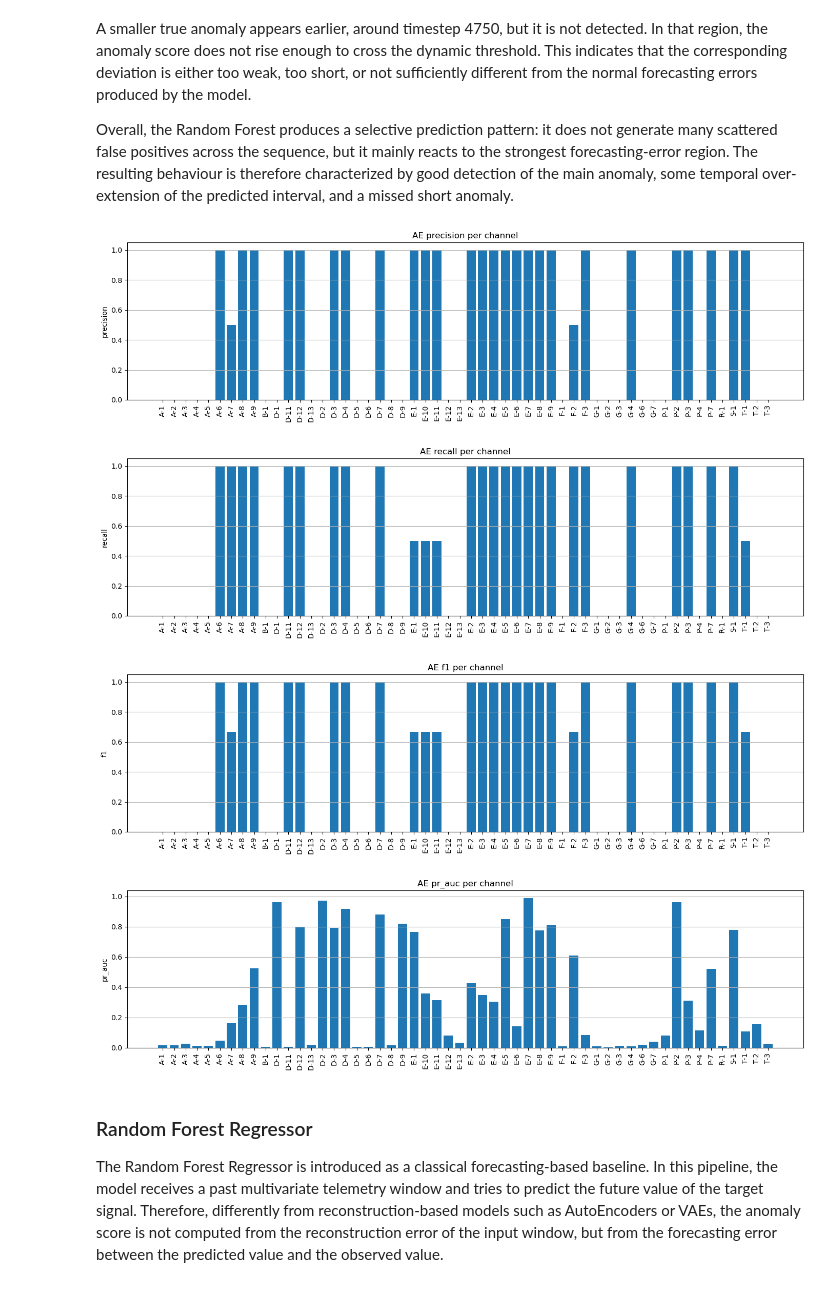
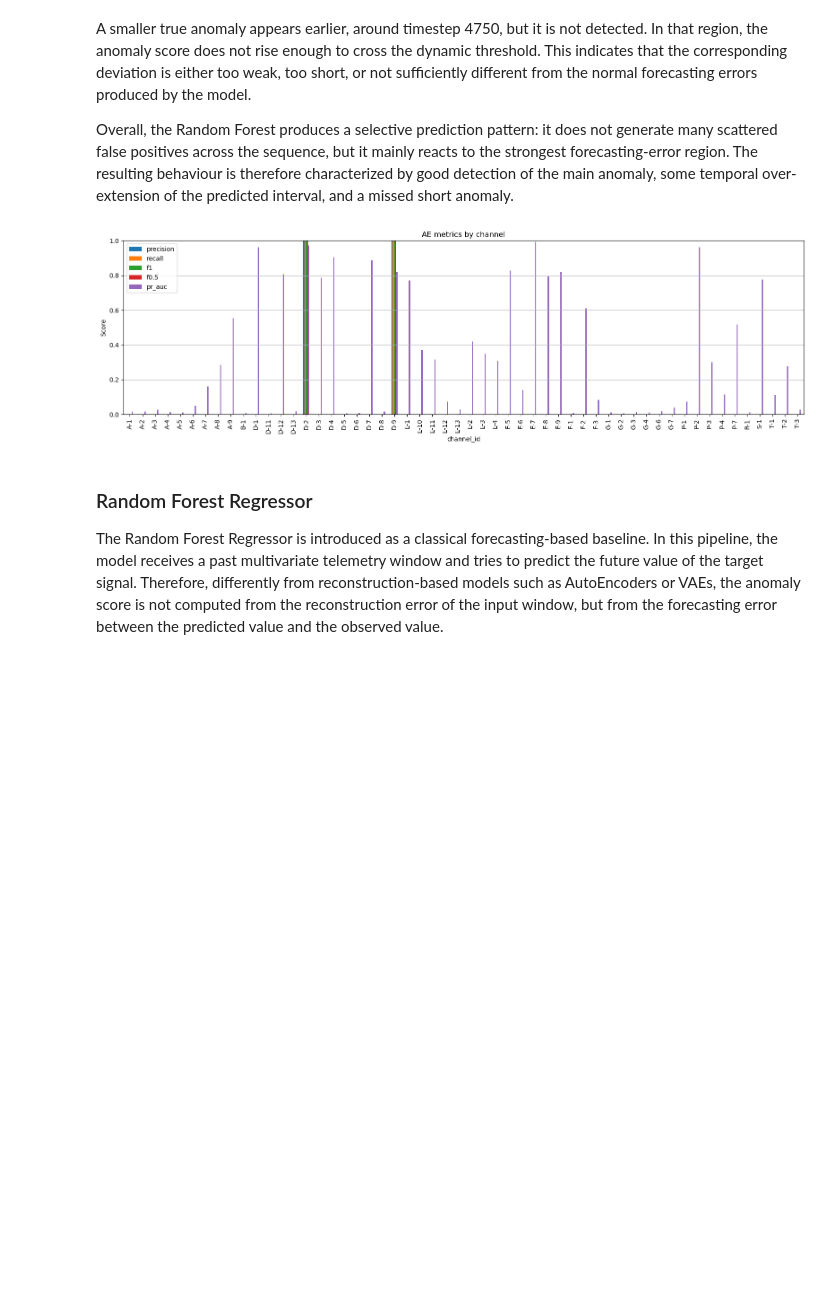
Before and after one commit to LucianoScarpino/Anomaly_Detection_Nasa_SMAP, a Jupyter notebook: Anomaly_Detection_V3.ipynb, the cells around one changed output. Cells and saved outputs as stored; diff of their text form; code cells hidden in the pictures; blank space fills up the shorter version.

```diff
--- a/Anomaly_Detection_V3.ipynb
+++ b/Anomaly_Detection_V3.ipynb
@@ -265,6 +297,7 @@ def parse_anomaly_sequences(x):
     if isinstance(x, str):
         return ast.literal_eval(x)
     return x
+
 
 def build_binary_labels(length, anomaly_sequences):
     """
@@ -280,7 +313,12 @@ def build_binary_labels(length, anomaly_sequences):
 
     return y
 
+
 def align_anomalies(labels_df, channel_id, X_test_raw, window_size=250, n_predictions=10):
+    """
+    Return labels in raw test coordinates, not shifted coordinates.
+    The prediction indices are shifted later by l_s inside dynamic thresholding.
+    """
     y_raw = np.zeros(len(X_test_raw), dtype=int)
 
     intervals = labels_df[labels_df["chan_id"] == channel_id]["anomaly_sequences"]
@@ -289,9 +327,7 @@ def align_anomalies(labels_df, channel_id, X_test_raw, window_size=250, n_predic
         for start, end in seq:
             y_raw[start:end + 1] = 1
 
-    n_windows = len(X_test_raw) - window_size - n_predictions + 1
-
-    return y_raw[window_size : window_size + n_windows]
+    return y_raw
 # %%
 df_SMAP_anomalies["anomaly_sequences"] = (df_SMAP_anomalies["anomaly_sequences"].apply(parse_anomaly_sequences))
 # %%
@@ -1115,19 +1312,22 @@ def plot_channel_diagnostics(
     plt.tight_layout()
     plt.show()
 # %%
-def plot_overall_metrics(df:pd.DataFrame,method_name:str):
-    metrics_to_plot = ["precision", "recall", "f1", "pr_auc"]
+def plot_overall_metrics(df: pd.DataFrame, method_name: str):
+    metrics_to_plot = ["precision", "recall", "f1", "f0.5", "pr_auc"]
 
-    for metric in metrics_to_plot:
-        plt.figure(figsize=(14, 4))
-        plt.bar(df["channel_id"], df[metric])
-        plt.xticks(rotation=90)
-        plt.ylabel(metric)
-        plt.title(f"{method_name} {metric} per channel")
-        plt.grid(axis="y")
-        plt.tight_layout()
+    available_metrics = [m for m in metrics_to_plot if m in df.columns]
 
-        plt.show()
+    df_plot = df[["channel_id"] + available_metrics].copy()
+    df_plot = df_plot.set_index("channel_id")
+
+    ax = df_plot.plot(kind="bar", figsize=(16, 5))
+    ax.set_title(f"{method_name} metrics by channel")
+    ax.set_ylabel("Score")
+    ax.set_ylim(0, 1)
+    ax.grid(axis="y")
+
+    plt.tight_layout()
+    plt.show()
 # %%
 def save_results(results_df:pd.DataFrame,summary_df:pd.DataFrame,method_name:str):
     RESULTS_DIR = os.path.join("Results", method_name)
@@ -1549,12 +1856,12 @@ A smaller true anomaly appears earlier, around timestep 4750, but it is not dete
 
 Overall, the Random Forest produces a selective prediction pattern: it does not generate many scattered false positives across the sequence, but it mainly reacts to the strongest forecasting-error region. The resulting behaviour is therefore characterized by good detection of the main anomaly, some temporal over-extension of the predicted interval, and a missed short anomaly.
 # %%
-plot_overall_metrics(ae_results_df,method_name='AE')
+plot_overall_metrics(
+    ae_results_df,
+    method_name="AE"
+)
 # %% [output]
-[figure, old version]
+[figure, new version]
-[figure, removed]
-[figure, removed]
-[figure, removed]
 # %% [markdown]
 ### Random Forest Regressor
 
```
Also changed, not shown: parts of 47 cells of this notebook, 12 other files.
